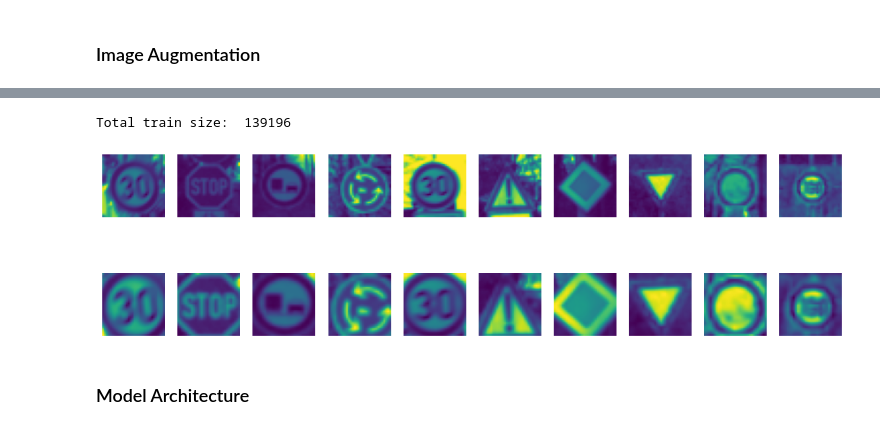
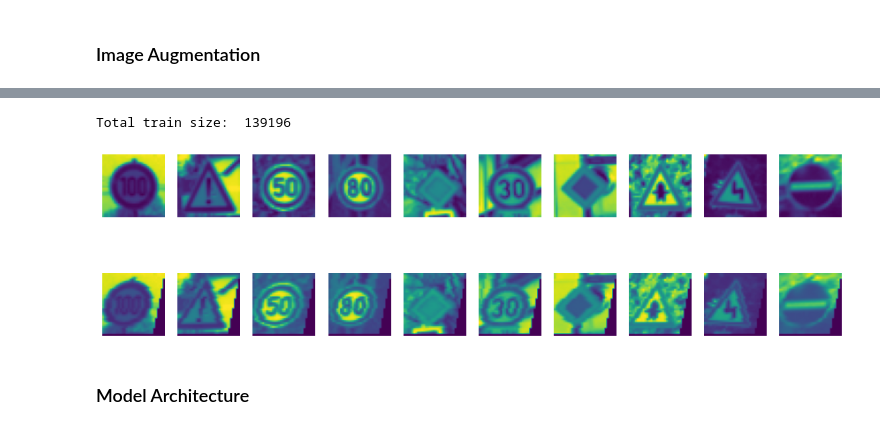
Before and after one commit to cyan-ide/Udacity-CarND-Traffic-Sign-Classifier-P3, a Jupyter notebook: Traffic_Sign_Classifier.ipynb, the cells around one changed output, grey strips where cells are left out. Cells and saved outputs as stored; diff of their text form; code cells hidden in the pictures.

```diff
--- a/Traffic_Sign_Classifier.ipynb
+++ b/Traffic_Sign_Classifier.ipynb
@@ -348,19 +340,19 @@ If you depend on functionality not listed there, please file an issue.
 # %%
 #final check data
 print("Total train size: ",len(X_train_p))
 
 fig, axes = plt.subplots(2, 10, figsize = (15, 4.5))
 choice = np.random.choice(range(34799), 10)
 
 for k in range(10):
     axes[0][k].set_axis_off()
     axes[0][k].imshow(X_train_p[choice[k,]]) #, interpolation = 'nearest', \
     #cmap = 'gray')
     axes[1][k].set_axis_off()
-    axes[1][k].imshow(X_train_p[choice[k,]+34799]) #, interpolation = 'nearest', cmap = 'gray')
+    axes[1][k].imshow(X_train_p[choice[k,]+34799*3]) #, interpolation = 'nearest', cmap = 'gray')
 # %% [output]
 Total train size:  139196
-[figure, old version]
+[figure, new version]
 # %% [markdown]
 ### Model Architecture
 # %%
```
Also changed, not shown: parts of 4 cells of this notebook, 7 other files.
